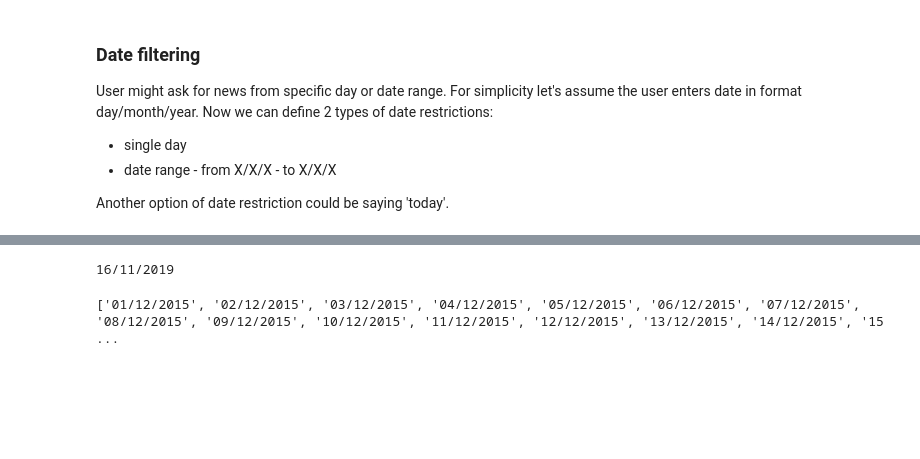
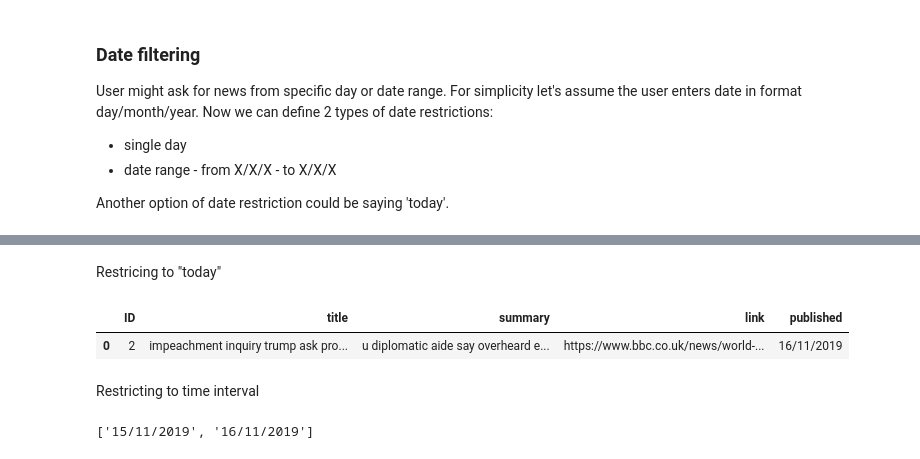
Before and after one commit to dominikklepl/News-search-engine, a Jupyter notebook: Code_explanation.ipynb, the cells around one changed output, grey strips where cells are left out. Saved outputs shown, nothing was run; the diff lists cells and outputs as text; code cells hidden in the pictures; blank space fills up the shorter version.

Commit message:
restrict date

```diff
--- a/Code_explanation.ipynb
+++ b/Code_explanation.ipynb
@@ -508,24 +519,40 @@ Another option of date restriction could be saying 'today'.
+# %% [markdown]
+Restricing to "today"
 # %%
 #get today's date
 from datetime import date, timedelta
-today = date.today()
 
-#reorder to match format in database
-today = today.strftime("%d/%m/%Y")
-print(today)
+def get_today():
+  today = date.today()
+  today = today.strftime("%d/%m/%Y")
+  return today
+
+results_today = result_meta[result_meta.published==get_today()].reset_index(drop=True)
+results_today.head()
 # %% [output]
-16/11/2019
+|  | ID | title | summary | link | published |
+| 0 | 2 | impeachment inquiry trump ask pro... | u diplomatic aide say overheard e... | https://www.bbc.co.uk/news/world-... | 16/11/2019 |
+# %% [markdown]
+Restricting to time interval
 # %%
-#get date interval
-def daterange(date1, date2):
-    for n in range(int ((date2 - date1).days)+1):
-        yield date1 + timedelta(n)
+def daterange(start, end):
+    for n in range(int ((end - start).days)+1):
+        yield start + timedelta(n)
 
-start = date(2015, 12, 1)
-end = date(2016, 1, 11)
-interval = []
-for dt in daterange(start, end):
-    interval.append(dt.strftime("%d/%m/%Y"))
-print(interval)
+def format_date(dt):
+  dt = dt.split("/")
+  dt = date(int(dt[2]), int(dt[1]), int(dt[0]))
+  return(dt)
+
+def date_interval(interval):
+  interval = interval.split("-")
+  start = format_date(interval[0])
+  end = format_date(interval[1])
+  interval = []
+  for dt in daterange(start, end):
+      interval.append(dt.strftime("%d/%m/%Y"))
+  return interval
-# %% [output]
-['01/12/2015', '02/12/2015', '03/12/2015', '04/12/2015', '05/12/2015', '06/12/2015', '07/12/2015', '08/12/2015', '09/12/2015', '10/12/2015', '11/12/2015', '12/12/2015', '13/12/2015', '14/12/2015', '15 ...
+# %%
+date_interval("15/11/2019 - 16/11/2019")
+# %% [output]
+['15/11/2019', '16/11/2019']
```
Also changed, not shown: parts of 2 cells of this notebook.
